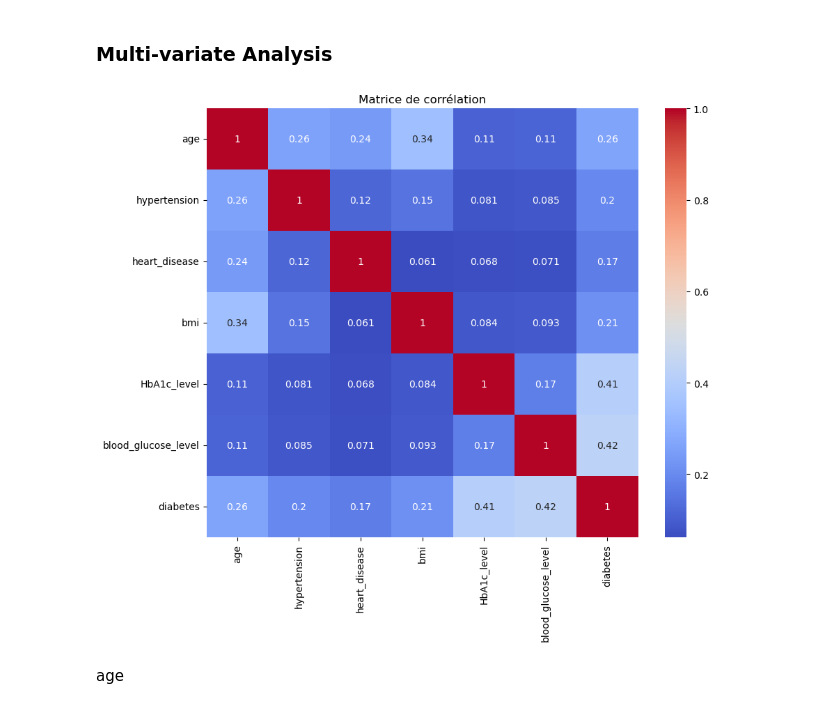
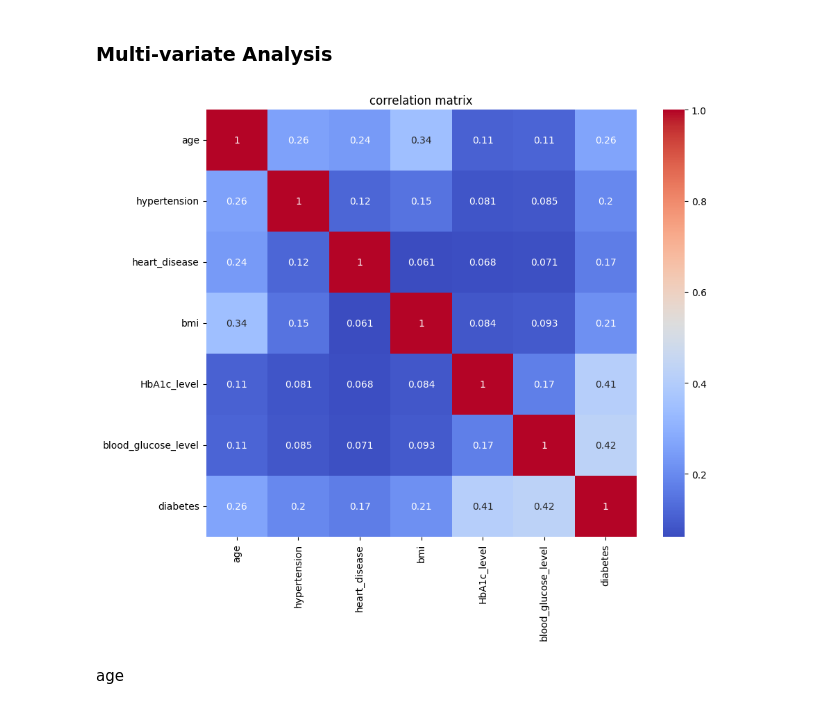
Before and after one commit to shirin-25/Python_labs, a Jupyter notebook: main.ipynb, the cells around one changed output. Cells and saved outputs as stored; diff of their text form; code cells hidden in the pictures.

```diff
--- a/main.ipynb
+++ b/main.ipynb
@@ -247,16 +235,15 @@ Total number of values: 96128
 # %% [markdown]
 ### Multi-variate Analysis
 # %%
-# Supposons que vous souhaitez exclure la colonne 'Gender' de la corrélation
-numeric_cols = df.select_dtypes(include=[np.number]).columns  # Sélectionne les colonnes numériques
+numeric_cols = df.select_dtypes(include=[np.number]).columns  #
 correlation_matrix = df[numeric_cols].corr()
 
 plt.figure(figsize=(10, 8))
 sns.heatmap(correlation_matrix, annot=True, cmap='coolwarm')
-plt.title('Matrice de corrélation')
+plt.title('correlation matrix')
 plt.show()
 # %% [output]
-[figure, old version]
+[figure, new version]
 # %% [markdown]
 age
 # %%
```
Also changed, not shown: parts of 29 cells of this notebook.
